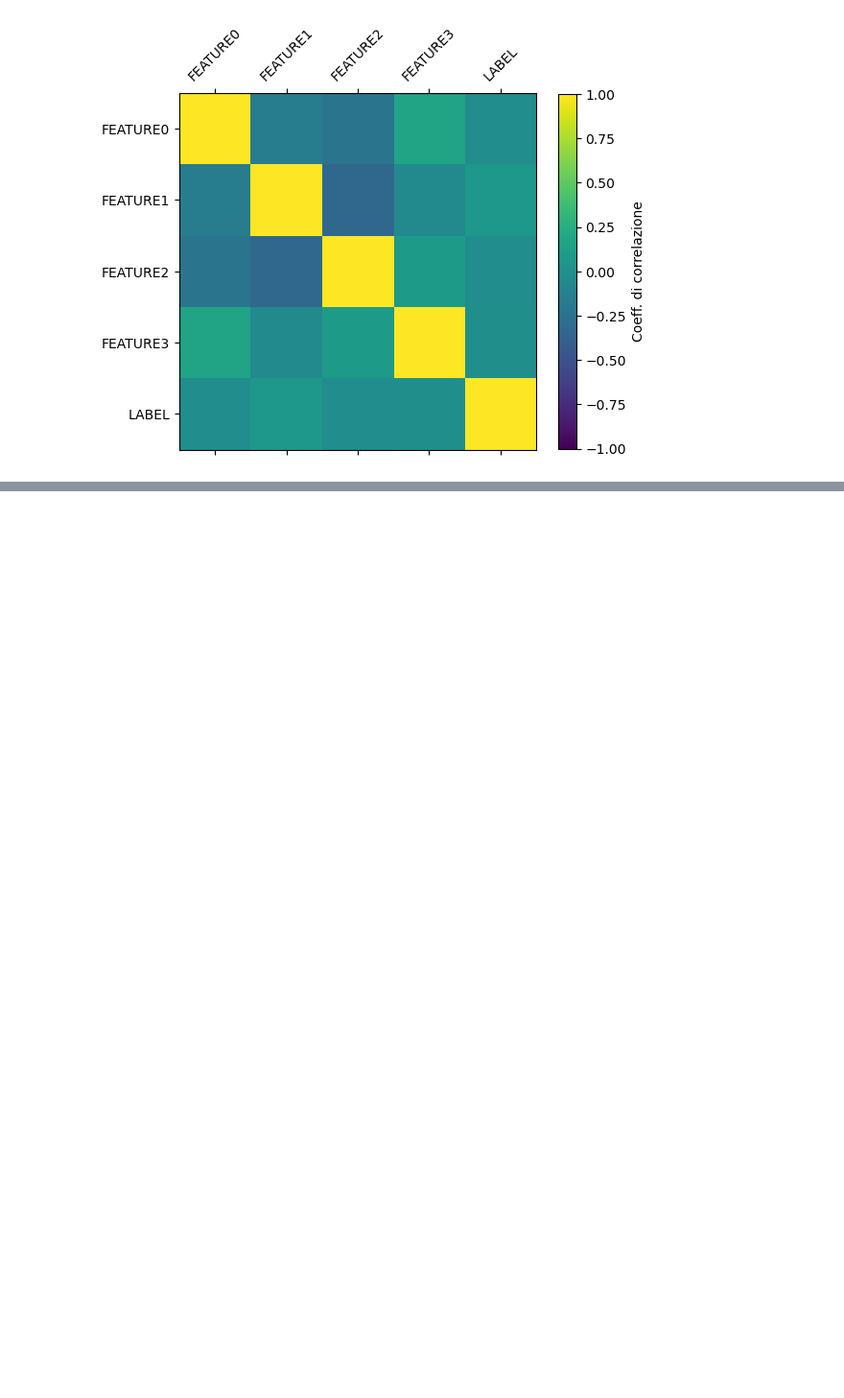
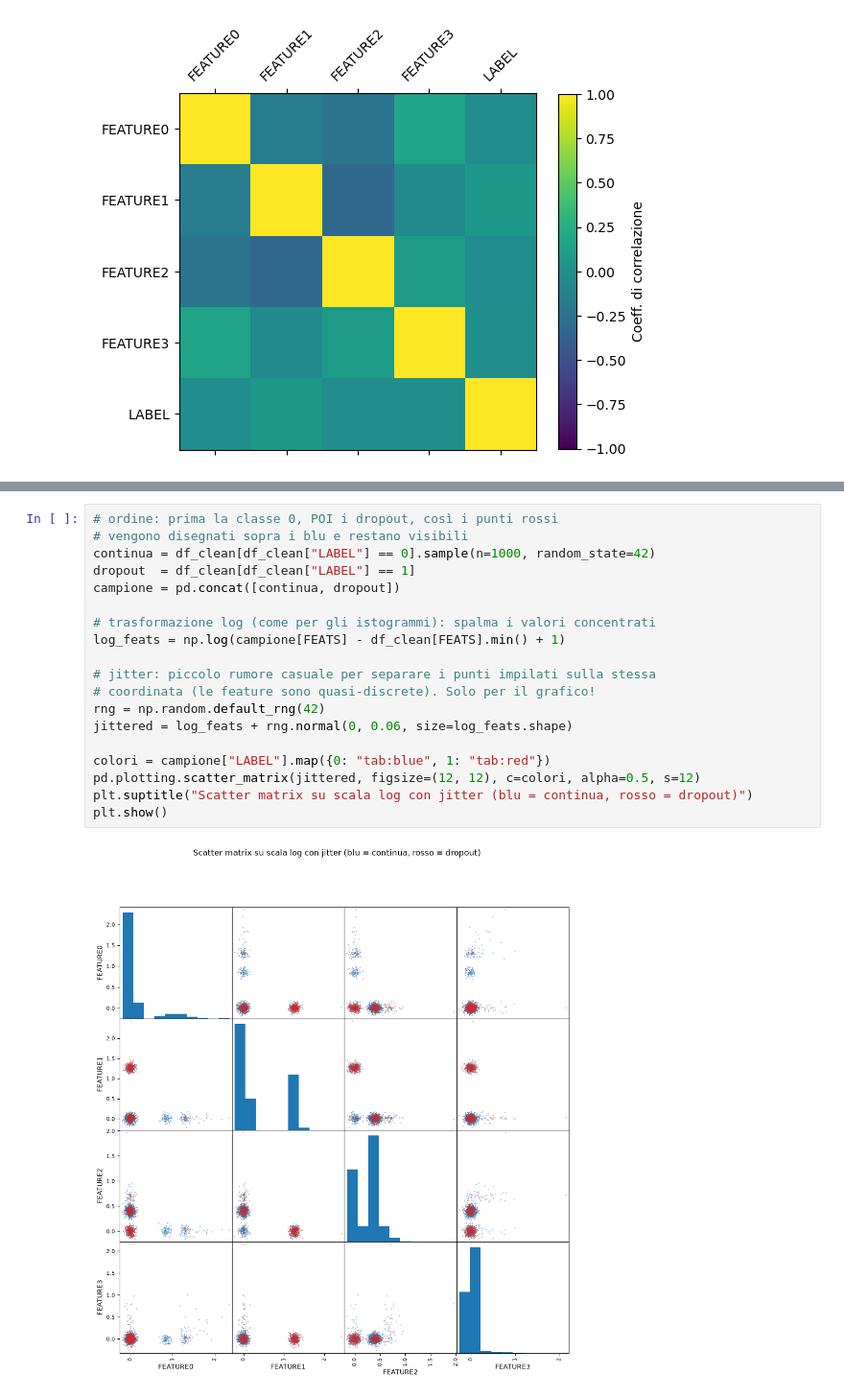
Before and after one commit to fl4z3/MachineLearning-2026, a Jupyter notebook: notebooks/03_analisi_training.ipynb, the cells around one changed output, grey strips where cells are left out. Shown at 96% size. Drawn from its saved outputs; the diff is of its cells as text; blank space fills up the shorter version.

```diff
--- a/notebooks/03_analisi_training.ipynb
+++ b/notebooks/03_analisi_training.ipynb
@@ -150,0 +292,21 @@ plt.show()
+# %%
+# ordine: prima la classe 0, POI i dropout, così i punti rossi
+# vengono disegnati sopra i blu e restano visibili
+continua = df_clean[df_clean["LABEL"] == 0].sample(n=1000, random_state=42)
+dropout  = df_clean[df_clean["LABEL"] == 1]
+campione = pd.concat([continua, dropout])
+
+# trasformazione log (come per gli istogrammi): spalma i valori concentrati
+log_feats = np.log(campione[FEATS] - df_clean[FEATS].min() + 1)
+
+# jitter: piccolo rumore casuale per separare i punti impilati sulla stessa
+# coordinata (le feature sono quasi-discrete). Solo per il grafico!
+rng = np.random.default_rng(42)
+jittered = log_feats + rng.normal(0, 0.06, size=log_feats.shape)
+
+colori = campione["LABEL"].map({0: "tab:blue", 1: "tab:red"})
+pd.plotting.scatter_matrix(jittered, figsize=(12, 12), c=colori, alpha=0.5, s=12)
+plt.suptitle("Scatter matrix su scala log con jitter (blu = continua, rosso = dropout)")
+plt.show()
+# %% [output]
+[figure, added]
```
Also changed, not shown: parts of 18 cells of this notebook, 1 other file.
